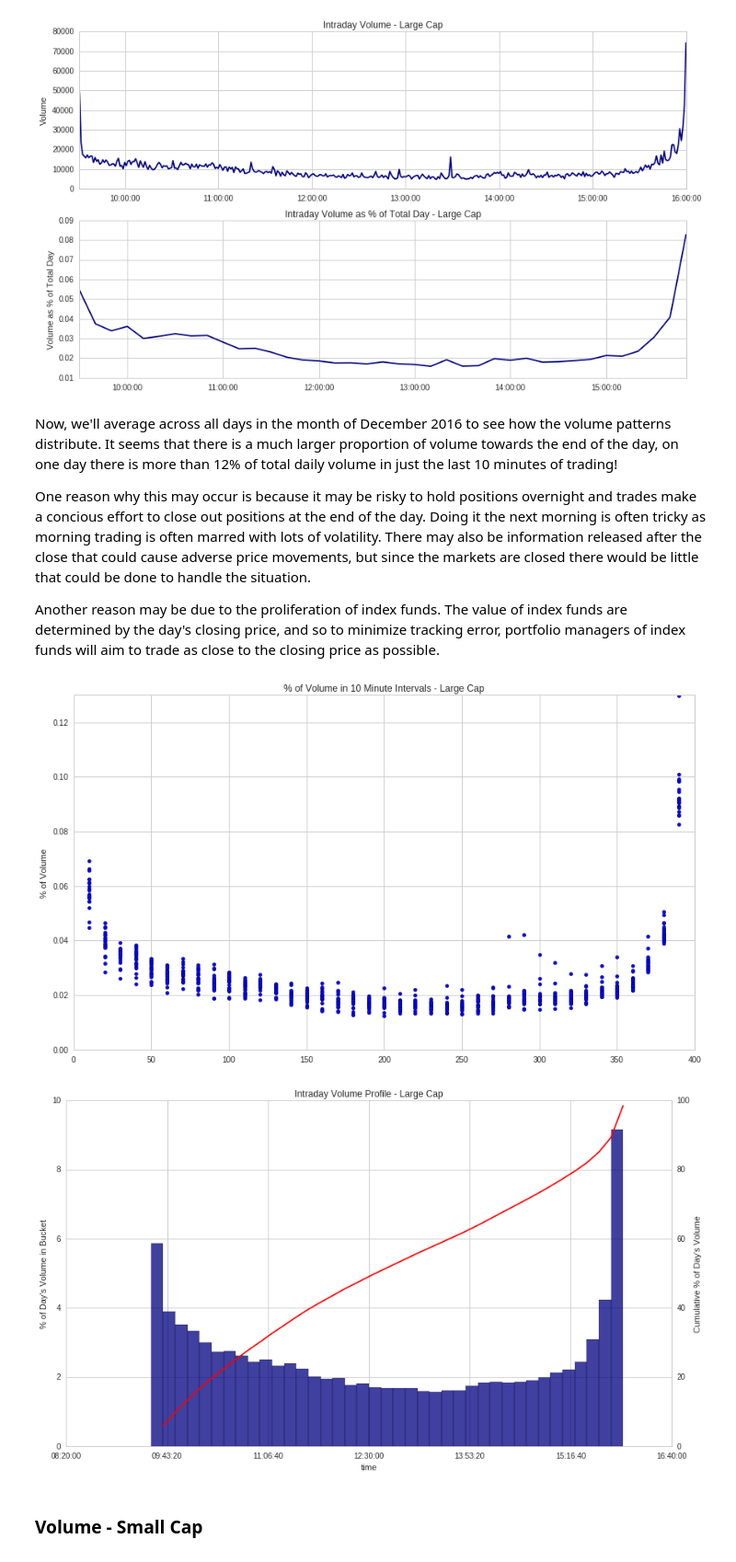
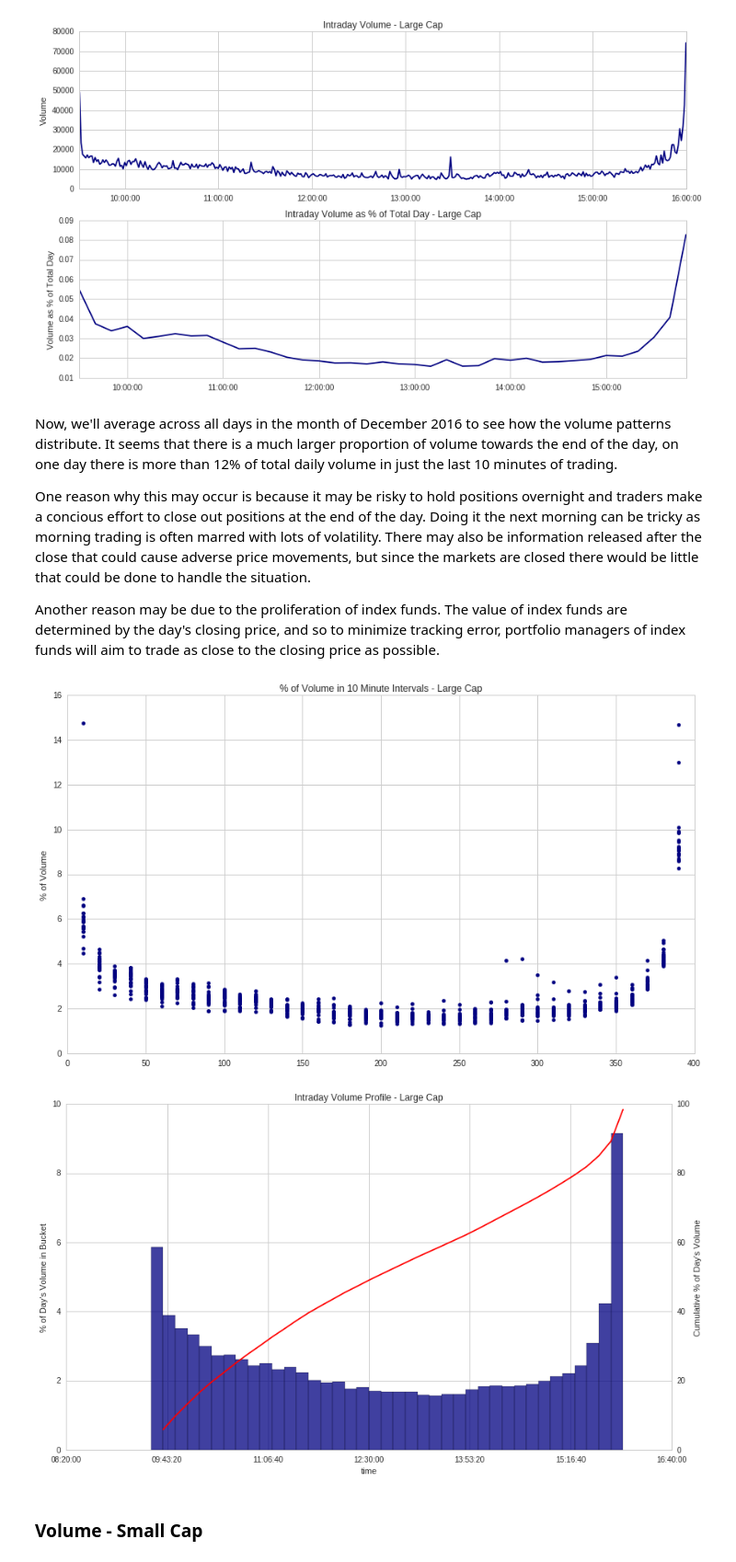
Before and after one commit to quantopian/research_public, a Jupyter notebook: notebooks/lectures/Introduction_to_Market_Microstructure/notebook.ipynb, the cells around one changed output. Shown at 92% size. Drawn from its saved outputs; the diff is of its cells as text; code cells hidden in the pictures.

```diff
--- a/notebooks/lectures/Introduction_to_Market_Microstructure/notebook.ipynb
+++ b/notebooks/lectures/Introduction_to_Market_Microstructure/notebook.ipynb
@@ -213,23 +213,22 @@ plt.ylabel('Volume as % of Total Day')
 <matplotlib.text.Text at 0x...>
 [figure]
 # %% [markdown]
-Now, we'll average across all days in the month of December 2016 to see how the volume patterns distribute. It seems that there is a much larger proportion of volume towards the end of the day, on one day there is more than 12% of total daily volume in just the last 10 minutes of trading!
+Now, we'll average across all days in the month of December 2016 to see how the volume patterns distribute. It seems that there is a much larger proportion of volume towards the end of the day, on one day there is more than 12% of total daily volume in just the last 10 minutes of trading.
 
-One reason why this may occur is because it may be risky to hold positions overnight and trades make a concious effort to close out positions at the end of the day. Doing it the next morning is often tricky as morning trading is often marred with lots of volatility. There may also be information released after the close that could cause adverse price movements, but since the markets are closed there would be little that could be done to handle the situation.
+One reason why this may occur is because it may be risky to hold positions overnight and traders make a concious effort to close out positions at the end of the day. Doing it the next morning can be tricky as morning trading is often marred with lots of volatility. There may also be information released after the close that could cause adverse price movements, but since the markets are closed there would be little that could be done to handle the situation.
 
 Another reason may be due to the proliferation of index funds. The value of index funds are determined by the day's closing price, and so to minimize tracking error, portfolio managers of index funds will aim to trade as close to the closing price as possible.
 # %%
 large_volume = intraday_volume_profile_data(large_cap_volume)
 
-plt.scatter(large_volume.minute_of_day, large_volume.interval_pct)
+plt.scatter(large_volume.minute_of_day, large_volume.interval_pct*100, color='navy')
 plt.title('% of Volume in 10 Minute Intervals - Large Cap')
 plt.xlim(0, 400)
-plt.ylim(0, 0.13)
 plt.ylabel('% of Volume')
 
 intraday_profile(large_volume, 'Intraday Volume Profile - Large Cap', '% of Day\'s Volume in Bucket', 'Cumulative % of Day\'s Volume')
 # %% [output]
-[figure, old version]
+[figure, new version]
 [figure]
 # %% [markdown]
 ### Volume - Small Cap
```
Also changed, not shown: parts of 4 cells of this notebook, 1 other file.
